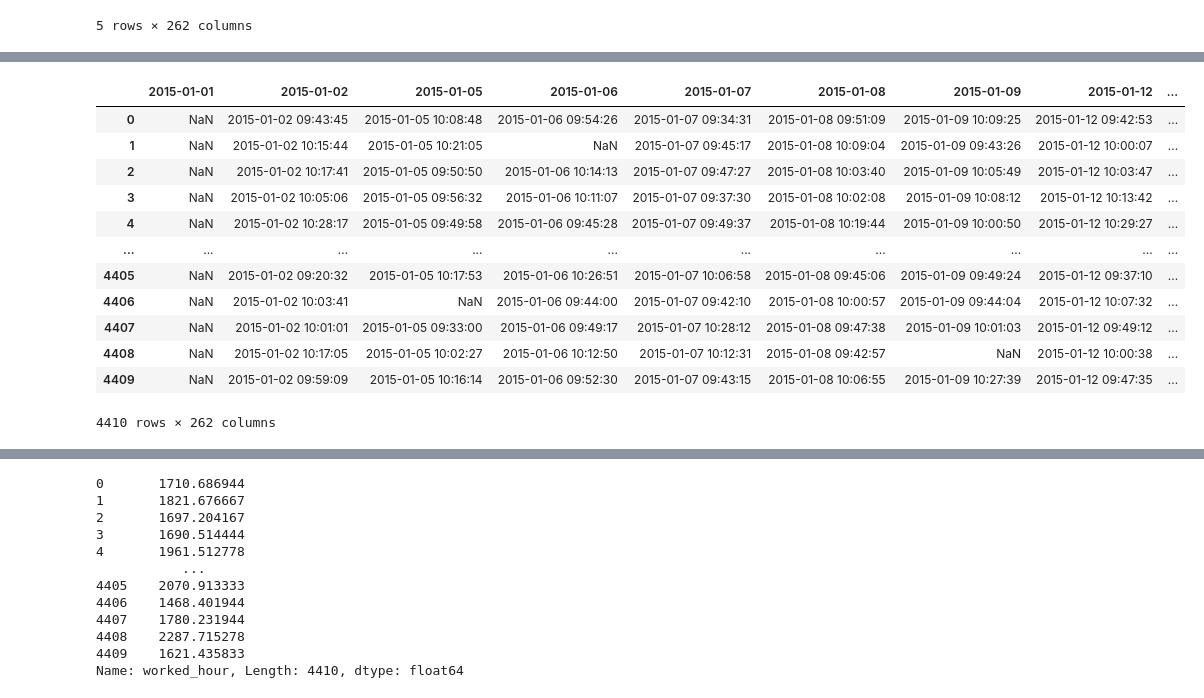
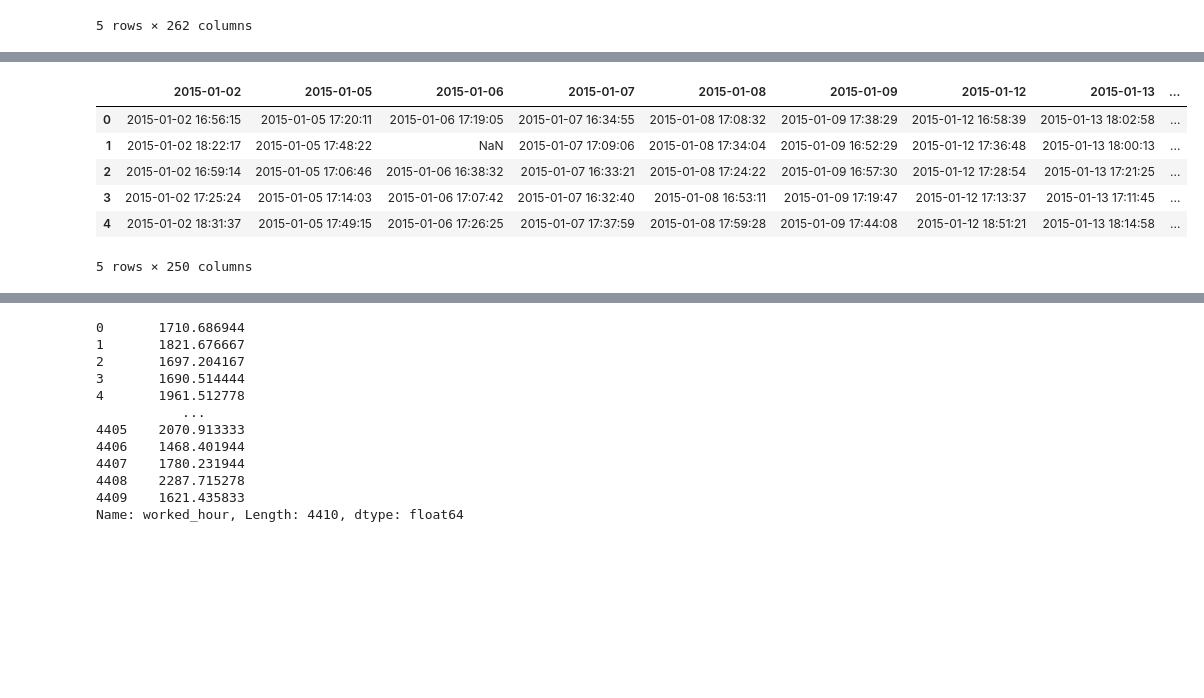
Before and after one commit to nazzim29/HumanForYou, a Jupyter notebook: projet.ipynb, the cells around one changed output, grey strips where cells are left out. Cells and saved outputs as stored; diff of their text form; code cells hidden in the pictures; blank space fills up the shorter version.

```diff
--- a/projet.ipynb
+++ b/projet.ipynb
@@ -160,18 +146,4 @@ out_time.drop(out_time_brute.columns[0],axis=1)
 # %%
 in_time = in_time_brute.copy()
-in_time['employee_id'] = in_time_brute[in_time_brute.columns[0]]
-in_time.drop(in_time_brute.columns[0],axis=1)
+in_time['employee_id'] = in_time[in_time.columns[0]]
+in_time = in_time.drop(in_time.columns[0],axis=1)
-# %% [output]
-|  | 2015-01-01 | 2015-01-02 | 2015-01-05 | 2015-01-06 | 2015-01-07 | 2015-01-08 | 2015-01-09 | 2015-01-12 | ... |
-| 0 | NaN | 2015-01-02 09:43:45 | 2015-01-05 10:08:48 | 2015-01-06 09:54:26 | 2015-01-07 09:34:31 | 2015-01-08 09:51:09 | 2015-01-09 10:09:25 | 2015-01-12 09:42:53 | ... |
-| 1 | NaN | 2015-01-02 10:15:44 | 2015-01-05 10:21:05 | NaN | 2015-01-07 09:45:17 | 2015-01-08 10:09:04 | 2015-01-09 09:43:26 | 2015-01-12 10:00:07 | ... |
-| 2 | NaN | 2015-01-02 10:17:41 | 2015-01-05 09:50:50 | 2015-01-06 10:14:13 | 2015-01-07 09:47:27 | 2015-01-08 10:03:40 | 2015-01-09 10:05:49 | 2015-01-12 10:03:47 | ... |
-| 3 | NaN | 2015-01-02 10:05:06 | 2015-01-05 09:56:32 | 2015-01-06 10:11:07 | 2015-01-07 09:37:30 | 2015-01-08 10:02:08 | 2015-01-09 10:08:12 | 2015-01-12 10:13:42 | ... |
-| 4 | NaN | 2015-01-02 10:28:17 | 2015-01-05 09:49:58 | 2015-01-06 09:45:28 | 2015-01-07 09:49:37 | 2015-01-08 10:19:44 | 2015-01-09 10:00:50 | 2015-01-12 10:29:27 | ... |
-| ... | ... | ... | ... | ... | ... | ... | ... | ... | ... |
-| 4405 | NaN | 2015-01-02 09:20:32 | 2015-01-05 10:17:53 | 2015-01-06 10:26:51 | 2015-01-07 10:06:58 | 2015-01-08 09:45:06 | 2015-01-09 09:49:24 | 2015-01-12 09:37:10 | ... |
-| 4406 | NaN | 2015-01-02 10:03:41 | NaN | 2015-01-06 09:44:00 | 2015-01-07 09:42:10 | 2015-01-08 10:00:57 | 2015-01-09 09:44:04 | 2015-01-12 10:07:32 | ... |
-| 4407 | NaN | 2015-01-02 10:01:01 | 2015-01-05 09:33:00 | 2015-01-06 09:49:17 | 2015-01-07 10:28:12 | 2015-01-08 09:47:38 | 2015-01-09 10:01:03 | 2015-01-12 09:49:12 | ... |
-| 4408 | NaN | 2015-01-02 10:17:05 | 2015-01-05 10:02:27 | 2015-01-06 10:12:50 | 2015-01-07 10:12:31 | 2015-01-08 09:42:57 | NaN | 2015-01-12 10:00:38 | ... |
-| 4409 | NaN | 2015-01-02 09:59:09 | 2015-01-05 10:16:14 | 2015-01-06 09:52:30 | 2015-01-07 09:43:15 | 2015-01-08 10:06:55 | 2015-01-09 10:27:39 | 2015-01-12 09:47:35 | ... |
-4410 rows × 262 columns
@@ -178,3 +156,13 @@ in_time.drop(in_time_brute.columns[0],axis=1)
+# %%
+out_time.head()
+# %% [output]
+|  | 2015-01-02 | 2015-01-05 | 2015-01-06 | 2015-01-07 | 2015-01-08 | 2015-01-09 | 2015-01-12 | 2015-01-13 | ... |
+| 0 | 2015-01-02 16:56:15 | 2015-01-05 17:20:11 | 2015-01-06 17:19:05 | 2015-01-07 16:34:55 | 2015-01-08 17:08:32 | 2015-01-09 17:38:29 | 2015-01-12 16:58:39 | 2015-01-13 18:02:58 | ... |
+| 1 | 2015-01-02 18:22:17 | 2015-01-05 17:48:22 | NaN | 2015-01-07 17:09:06 | 2015-01-08 17:34:04 | 2015-01-09 16:52:29 | 2015-01-12 17:36:48 | 2015-01-13 18:00:13 | ... |
+| 2 | 2015-01-02 16:59:14 | 2015-01-05 17:06:46 | 2015-01-06 16:38:32 | 2015-01-07 16:33:21 | 2015-01-08 17:24:22 | 2015-01-09 16:57:30 | 2015-01-12 17:28:54 | 2015-01-13 17:21:25 | ... |
+| 3 | 2015-01-02 17:25:24 | 2015-01-05 17:14:03 | 2015-01-06 17:07:42 | 2015-01-07 16:32:40 | 2015-01-08 16:53:11 | 2015-01-09 17:19:47 | 2015-01-12 17:13:37 | 2015-01-13 17:11:45 | ... |
+| 4 | 2015-01-02 18:31:37 | 2015-01-05 17:49:15 | 2015-01-06 17:26:25 | 2015-01-07 17:37:59 | 2015-01-08 17:59:28 | 2015-01-09 17:44:08 | 2015-01-12 18:51:21 | 2015-01-13 18:14:58 | ... |
+5 rows × 250 columns
 # %%
 # count work hours for each employee
 from datetime import datetime, timedelta
```
Also changed, not shown: parts of 7 cells of this notebook, 1 other file.
